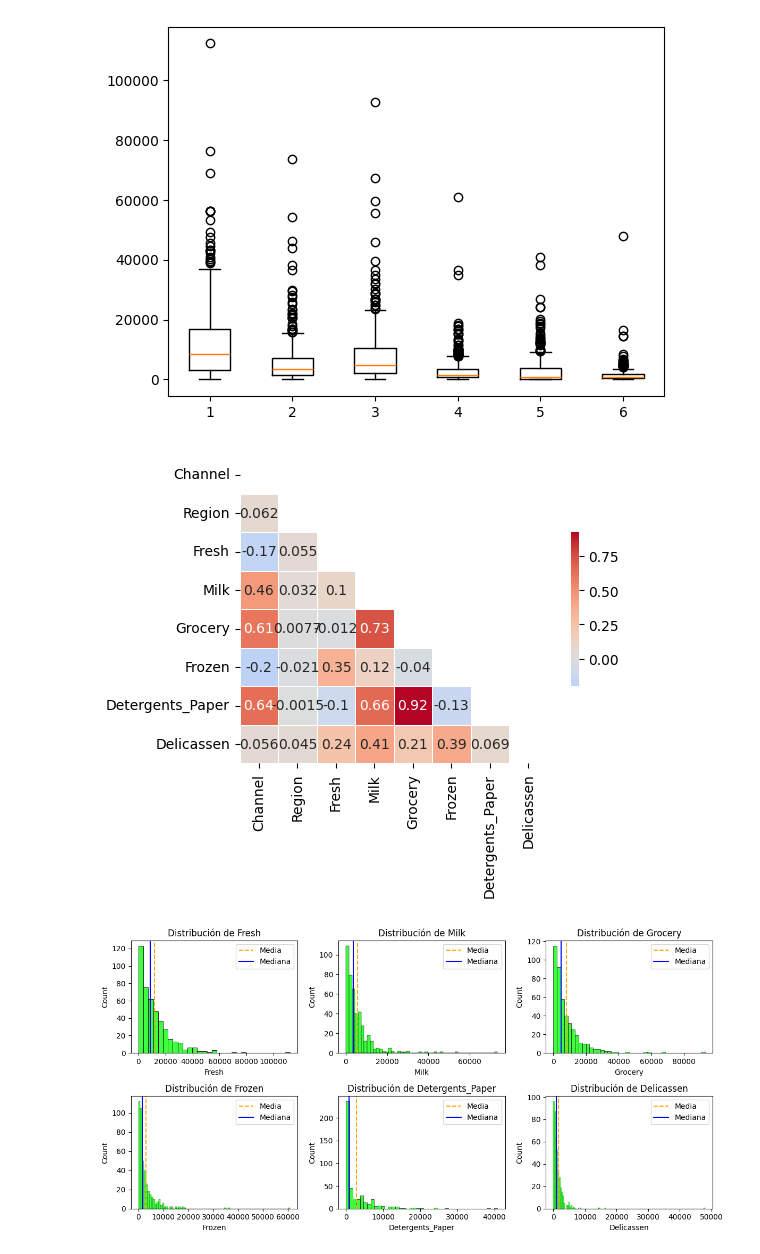
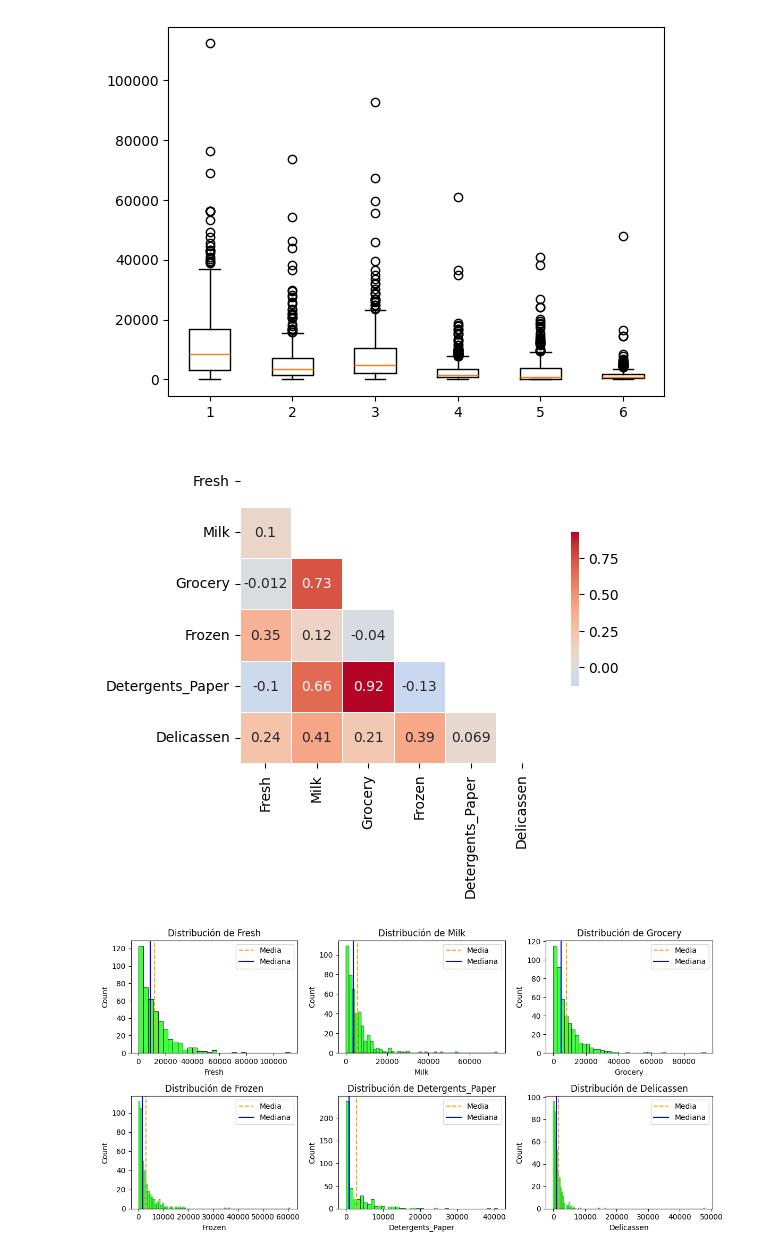
Before and after one commit to Ironhack-Data-Madrid-Octubre-2023/7.4-lab_unsupervised_learning, a Jupyter notebook: your-code/main.ipynb, the cells around one changed output. Saved outputs shown, nothing was run; the diff lists cells and outputs as text; code cells hidden in the pictures.

```diff
--- a/your-code/main.ipynb
+++ b/your-code/main.ipynb
@@ -99,25 +99,25 @@ plt.boxplot(estudio);
 # %%
 plt.figure(figsize=(6, 4))
 
-mask=np.triu(np.ones_like(customers.corr(), dtype=bool))
+mask=np.triu(np.ones_like(estudio.corr(), dtype=bool))
 
 cmap=sns.diverging_palette(0, 10, as_cmap=True)
 
 # Para verificar la correlación:
 
-sns.heatmap(customers.corr(),
+sns.heatmap(estudio.corr(),
            mask=mask,
           cmap='coolwarm',
           center=0,
           square=True,
           annot=True,
           linewidths=0.5,
           cbar_kws={'shrink': 0.5});
 
 
 plt.show;
 # %% [output]
-[figure, old version]
+[figure, new version]
 # %%
 # para verificar la distribución de los datos:
 
```
Also changed, not shown: parts of 6 cells of this notebook.
